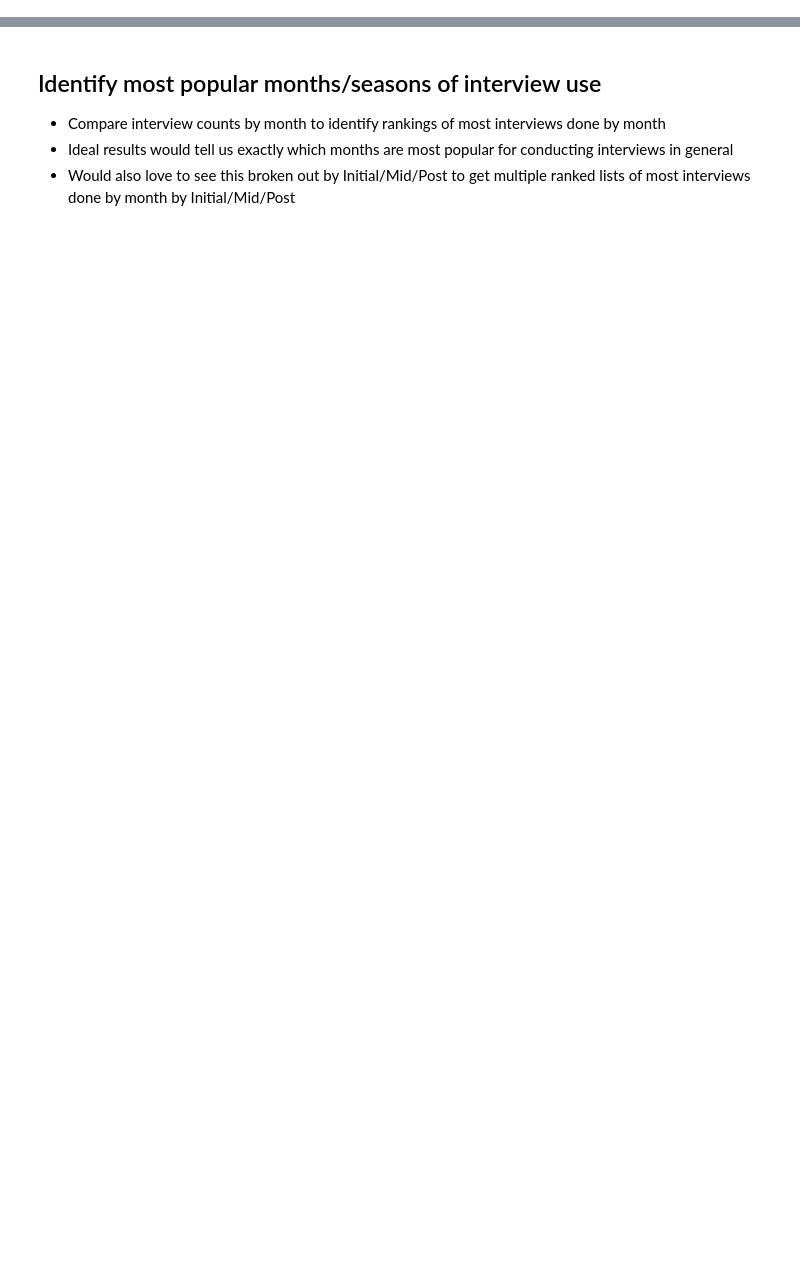
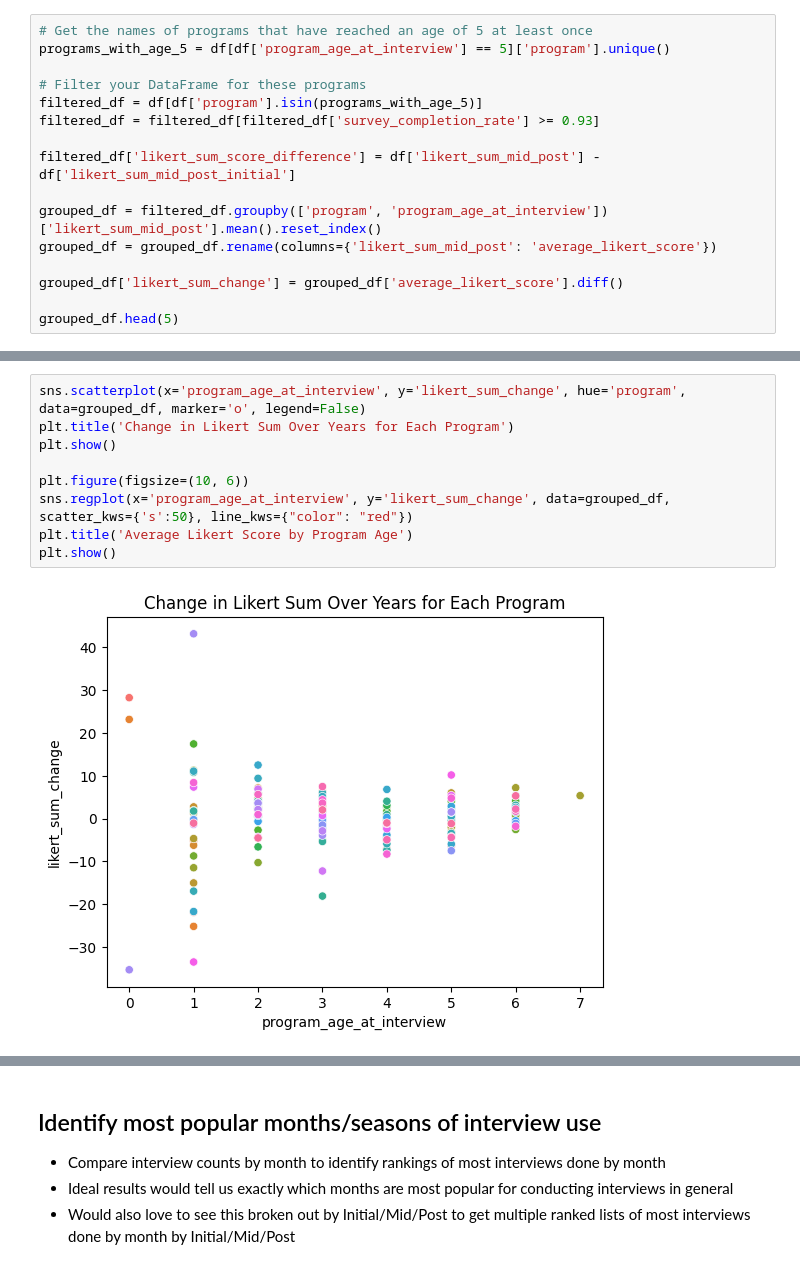
Before and after one commit to bmfores/nhsa-parentgauge, a Jupyter notebook: final_analysis.ipynb, the cells around one changed output, grey strips where cells are left out. Cells and saved outputs as stored; diff of their text form; blank space fills up the shorter version.

```diff
--- a/final_analysis.ipynb
+++ b/final_analysis.ipynb
@@ -31,0 +35,16 @@ FileNotFoundError: [Errno 2] No such file or directory: '../data/sample_data.csv
+# %%
+# Get the names of programs that have reached an age of 5 at least once
+programs_with_age_5 = df[df['program_age_at_interview'] == 5]['program'].unique()
+
+# Filter your DataFrame for these programs
+filtered_df = df[df['program'].isin(programs_with_age_5)]
+filtered_df = filtered_df[filtered_df['survey_completion_rate'] >= 0.93]
+
+filtered_df['likert_sum_score_difference'] = df['likert_sum_mid_post'] - df['likert_sum_mid_post_initial']
+
+grouped_df = filtered_df.groupby(['program', 'program_age_at_interview'])['likert_sum_mid_post'].mean().reset_index()
+grouped_df = grouped_df.rename(columns={'likert_sum_mid_post': 'average_likert_score'})
+
+grouped_df['likert_sum_change'] = grouped_df['average_likert_score'].diff()
+
+grouped_df.head(5)
@@ -31,0 +58,11 @@ FileNotFoundError: [Errno 2] No such file or directory: '../data/sample_data.csv
+# %%
+sns.scatterplot(x='program_age_at_interview', y='likert_sum_change', hue='program', data=grouped_df, marker='o', legend=False)
+plt.title('Change in Likert Sum Over Years for Each Program')
+plt.show()
+
+plt.figure(figsize=(10, 6))
+sns.regplot(x='program_age_at_interview', y='likert_sum_change', data=grouped_df, scatter_kws={'s':50}, line_kws={"color": "red"})
+plt.title('Average Likert Score by Program Age')
+plt.show()
+# %% [output]
+[figure, added]
```
Also changed, not shown: parts of 14 cells of this notebook, 2 other files.
